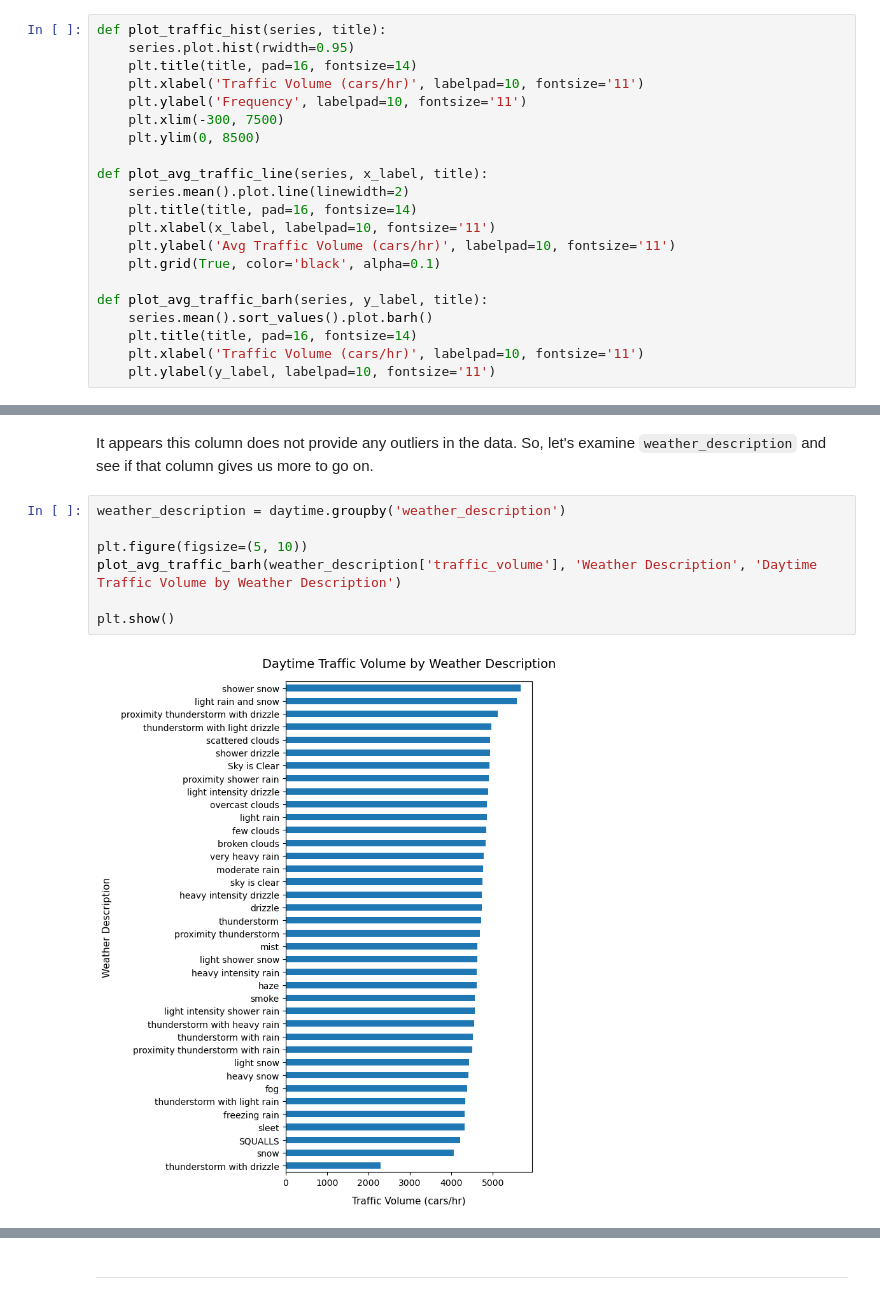
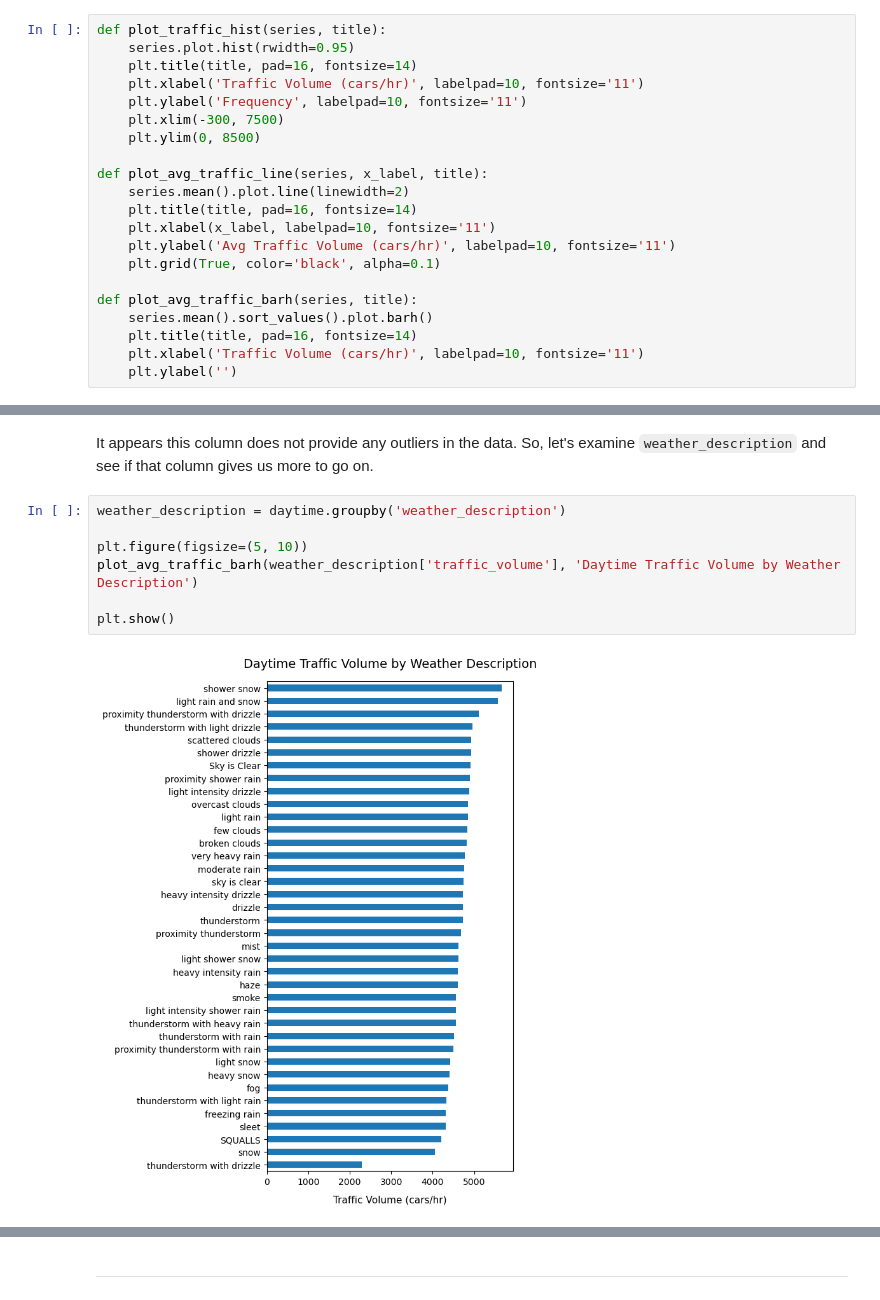
Before and after one commit to CodyTheCoderPrice/Finding-Heavy-Traffic-Indicators-on-I94, a Jupyter notebook: Finding Heavy Traffic Indicators on I-94.ipynb, the cells around one changed output, grey strips where cells are left out. Cells and saved outputs as stored; diff of their text form.

```diff
--- a/Finding Heavy Traffic Indicators on I-94.ipynb
+++ b/Finding Heavy Traffic Indicators on I-94.ipynb
@@ -79,8 +79,8 @@ def plot_avg_traffic_line(series, x_label, title):
     plt.ylabel('Avg Traffic Volume (cars/hr)', labelpad=10, fontsize='11')
     plt.grid(True, color='black', alpha=0.1)
 
-def plot_avg_traffic_barh(series, y_label, title):
+def plot_avg_traffic_barh(series, title):
     series.mean().sort_values().plot.barh()
     plt.title(title, pad=16, fontsize=14)
     plt.xlabel('Traffic Volume (cars/hr)', labelpad=10, fontsize='11')
-    plt.ylabel(y_label, labelpad=10, fontsize='11')
+    plt.ylabel('')
@@ -457,12 +467,12 @@ It appears this column does not provide any outliers in the data. So, let's exam
 # %%
 weather_description = daytime.groupby('weather_description')
 
 plt.figure(figsize=(5, 10))
-plot_avg_traffic_barh(weather_description['traffic_volume'], 'Weather Description', 'Daytime Traffic Volume by Weather Description')
+plot_avg_traffic_barh(weather_description['traffic_volume'], 'Daytime Traffic Volume by Weather Description')
 
 plt.show()
 # %% [output]
-[figure, old version]
+[figure, new version]
 # %% [markdown]
 Much better!
 
```
Also changed, not shown: parts of 30 cells of this notebook.
